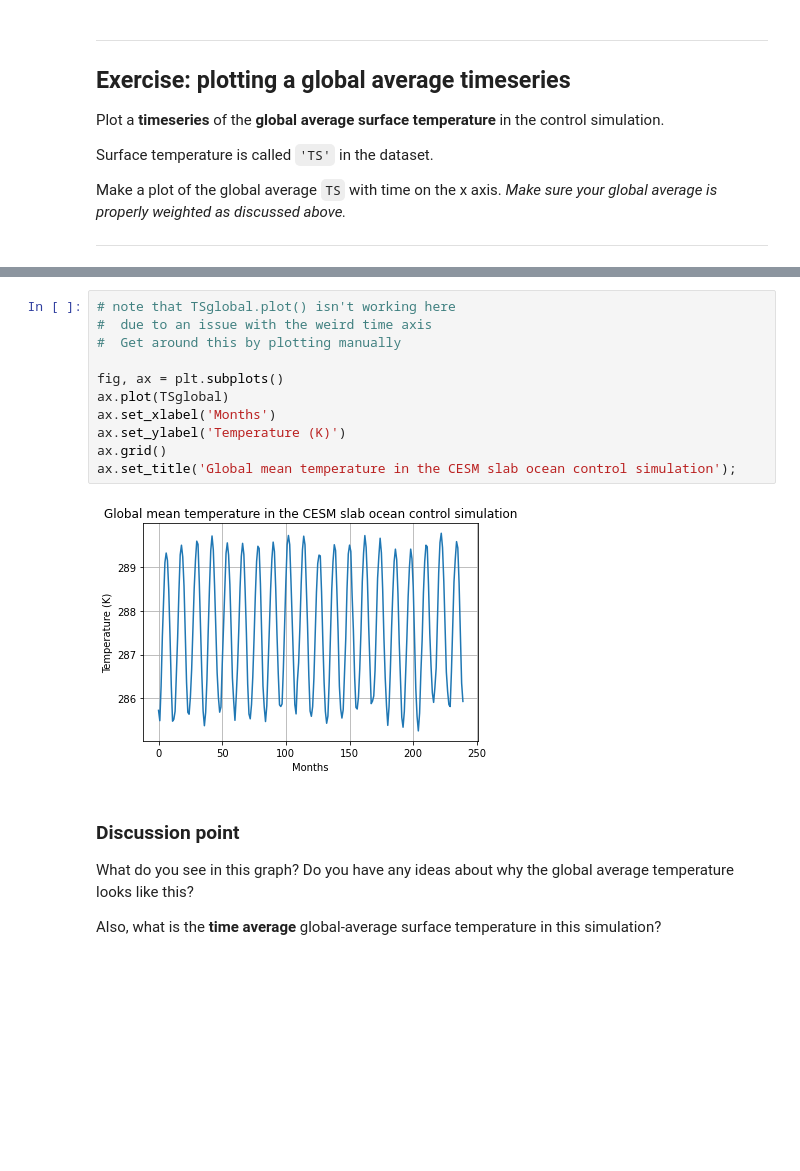
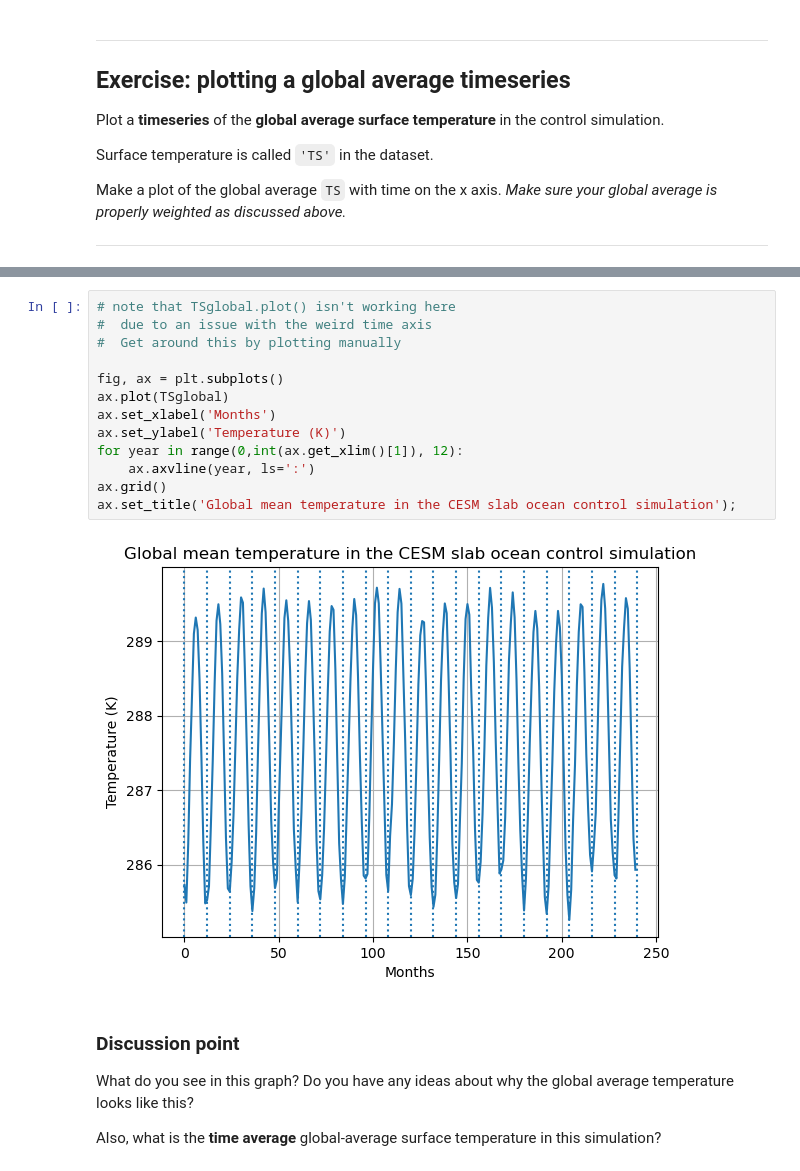
Before and after one commit to helgehr/ClimateLaboratoryBook, a Jupyter notebook: courseware/introducing-cesm.ipynb, the cells around one changed output, grey strips where cells are left out. Cells and saved outputs as stored; diff of their text form; blank space fills up the shorter version.

```diff
--- a/courseware/introducing-cesm.ipynb
+++ b/courseware/introducing-cesm.ipynb
@@ -654,16 +675,18 @@ Coordinates:
 # %%
 # note that TSglobal.plot() isn't working here
 #  due to an issue with the weird time axis
 #  Get around this by plotting manually
 
 fig, ax = plt.subplots()
 ax.plot(TSglobal)
 ax.set_xlabel('Months')
 ax.set_ylabel('Temperature (K)')
+for year in range(0,int(ax.get_xlim()[1]), 12):
+    ax.axvline(year, ls=':')
 ax.grid()
 ax.set_title('Global mean temperature in the CESM slab ocean control simulation');
 # %% [output]
-[figure, old version]
+[figure, new version]
 # %% [markdown]
 ### Discussion point
 
```
Also changed, not shown: parts of 15 cells of this notebook, 4 other files.
